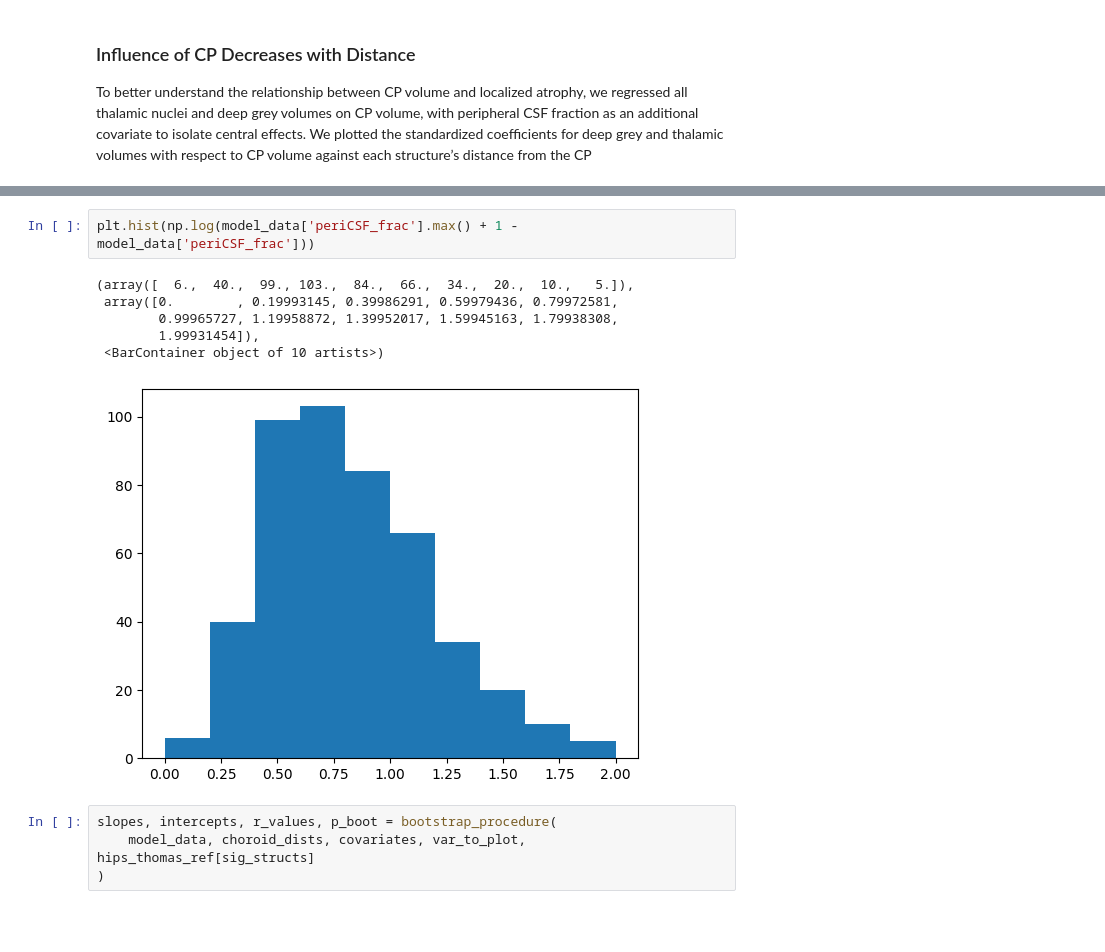
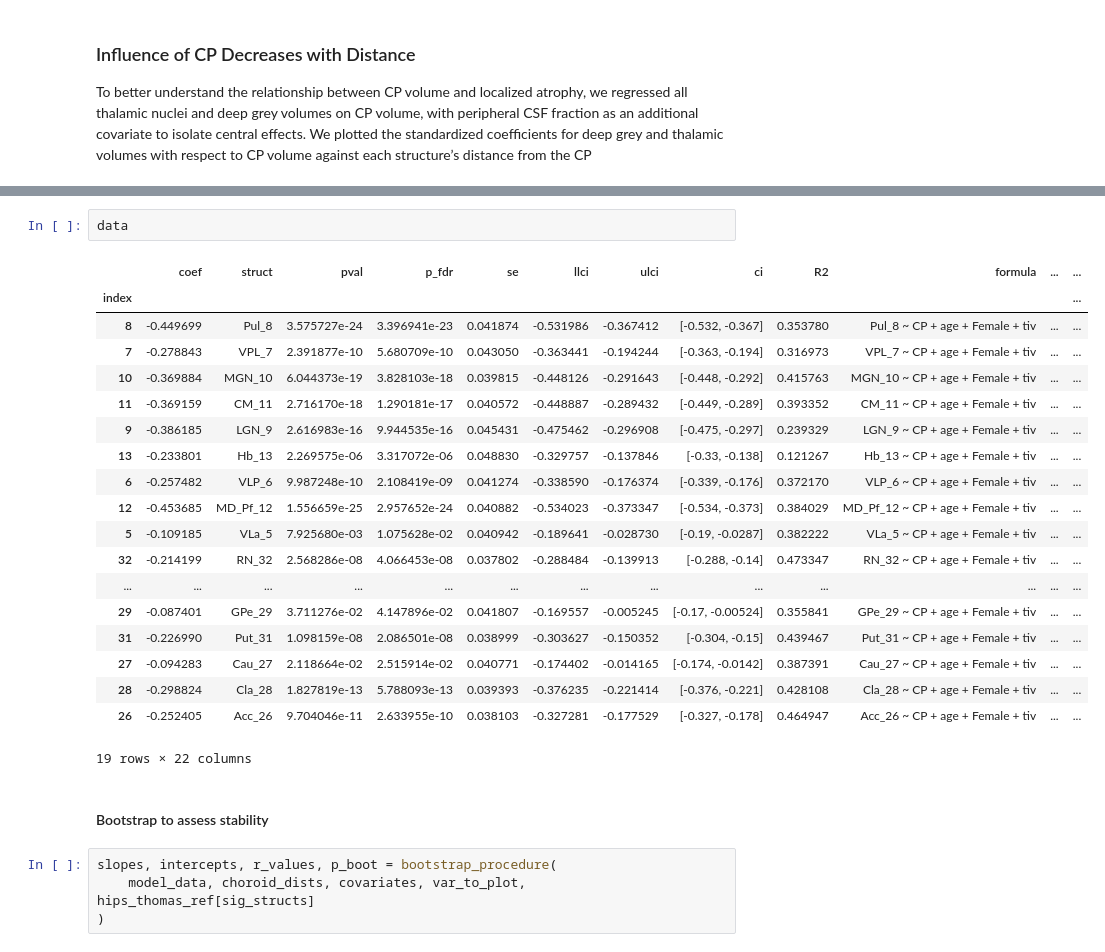
Before and after one commit to srs328/ms_mri, a Jupyter notebook: analysis/thalamus/results/5-CP_distance_gradient.ipynb, the cells around one changed output, grey strips where cells are left out. Drawn from its saved outputs; the diff is of its cells as text; blank space fills up the shorter version.

```diff
--- a/analysis/thalamus/results/5-CP_distance_gradient.ipynb
+++ b/analysis/thalamus/results/5-CP_distance_gradient.ipynb
@@ -616,12 +520,27 @@ if save:
-# %%
-plt.hist(np.log(model_data['periCSF_frac'].max() + 1 - model_data['periCSF_frac']))
-# %% [output]
-(array([  6.,  40.,  99., 103.,  84.,  66.,  34.,  20.,  10.,   5.]),
- array([0.        , 0.19993145, 0.39986291, 0.59979436, 0.79972581,
-        0.99965727, 1.19958872, 1.39952017, 1.59945163, 1.79938308,
-        1.99931454]),
- <BarContainer object of 10 artists>)
-[figure, removed]
+# %%
+data
+# %% [output]
+|  | coef | struct | pval | p_fdr | se | llci | ulci | ci | R2 | formula | ... | ... |
+| index |  |  |  |  |  |  |  |  |  |  |  | ... |
+| 8 | -0.449699 | Pul_8 | 3.575727e-24 | 3.396941e-23 | 0.041874 | -0.531986 | -0.367412 | [-0.532, -0.367] | 0.353780 | Pul_8 ~ CP + age + Female + tiv | ... | ... |
+| 7 | -0.278843 | VPL_7 | 2.391877e-10 | 5.680709e-10 | 0.043050 | -0.363441 | -0.194244 | [-0.363, -0.194] | 0.316973 | VPL_7 ~ CP + age + Female + tiv | ... | ... |
+| 10 | -0.369884 | MGN_10 | 6.044373e-19 | 3.828103e-18 | 0.039815 | -0.448126 | -0.291643 | [-0.448, -0.292] | 0.415763 | MGN_10 ~ CP + age + Female + tiv | ... | ... |
+| 11 | -0.369159 | CM_11 | 2.716170e-18 | 1.290181e-17 | 0.040572 | -0.448887 | -0.289432 | [-0.449, -0.289] | 0.393352 | CM_11 ~ CP + age + Female + tiv | ... | ... |
+| 9 | -0.386185 | LGN_9 | 2.616983e-16 | 9.944535e-16 | 0.045431 | -0.475462 | -0.296908 | [-0.475, -0.297] | 0.239329 | LGN_9 ~ CP + age + Female + tiv | ... | ... |
+| 13 | -0.233801 | Hb_13 | 2.269575e-06 | 3.317072e-06 | 0.048830 | -0.329757 | -0.137846 | [-0.33, -0.138] | 0.121267 | Hb_13 ~ CP + age + Female + tiv | ... | ... |
+| 6 | -0.257482 | VLP_6 | 9.987248e-10 | 2.108419e-09 | 0.041274 | -0.338590 | -0.176374 | [-0.339, -0.176] | 0.372170 | VLP_6 ~ CP + age + Female + tiv | ... | ... |
+| 12 | -0.453685 | MD_Pf_12 | 1.556659e-25 | 2.957652e-24 | 0.040882 | -0.534023 | -0.373347 | [-0.534, -0.373] | 0.384029 | MD_Pf_12 ~ CP + age + Female + tiv | ... | ... |
+| 5 | -0.109185 | VLa_5 | 7.925680e-03 | 1.075628e-02 | 0.040942 | -0.189641 | -0.028730 | [-0.19, -0.0287] | 0.382222 | VLa_5 ~ CP + age + Female + tiv | ... | ... |
+| 32 | -0.214199 | RN_32 | 2.568286e-08 | 4.066453e-08 | 0.037802 | -0.288484 | -0.139913 | [-0.288, -0.14] | 0.473347 | RN_32 ~ CP + age + Female + tiv | ... | ... |
+| ... | ... | ... | ... | ... | ... | ... | ... | ... | ... | ... | ... | ... |
+| 29 | -0.087401 | GPe_29 | 3.711276e-02 | 4.147896e-02 | 0.041807 | -0.169557 | -0.005245 | [-0.17, -0.00524] | 0.355841 | GPe_29 ~ CP + age + Female + tiv | ... | ... |
+| 31 | -0.226990 | Put_31 | 1.098159e-08 | 2.086501e-08 | 0.038999 | -0.303627 | -0.150352 | [-0.304, -0.15] | 0.439467 | Put_31 ~ CP + age + Female + tiv | ... | ... |
+| 27 | -0.094283 | Cau_27 | 2.118664e-02 | 2.515914e-02 | 0.040771 | -0.174402 | -0.014165 | [-0.174, -0.0142] | 0.387391 | Cau_27 ~ CP + age + Female + tiv | ... | ... |
+| 28 | -0.298824 | Cla_28 | 1.827819e-13 | 5.788093e-13 | 0.039393 | -0.376235 | -0.221414 | [-0.376, -0.221] | 0.428108 | Cla_28 ~ CP + age + Female + tiv | ... | ... |
+| 26 | -0.252405 | Acc_26 | 9.704046e-11 | 2.633955e-10 | 0.038103 | -0.327281 | -0.177529 | [-0.327, -0.178] | 0.464947 | Acc_26 ~ CP + age + Female + tiv | ... | ... |
+19 rows × 22 columns
+# %% [markdown]
+#### Bootstrap to assess stability
 # %%
 slopes, intercepts, r_values, p_boot = bootstrap_procedure(
     model_data, choroid_dists, covariates, var_to_plot, hips_thomas_ref[sig_structs]
```
Also changed, not shown: parts of 7 cells of this notebook, 3 other files.
